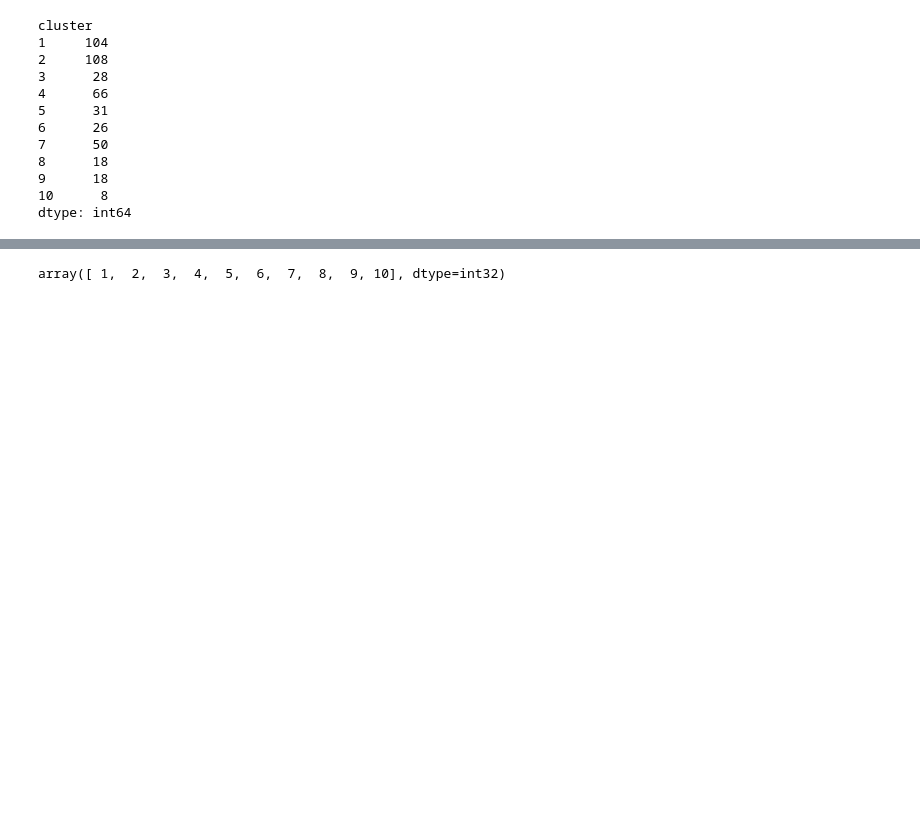
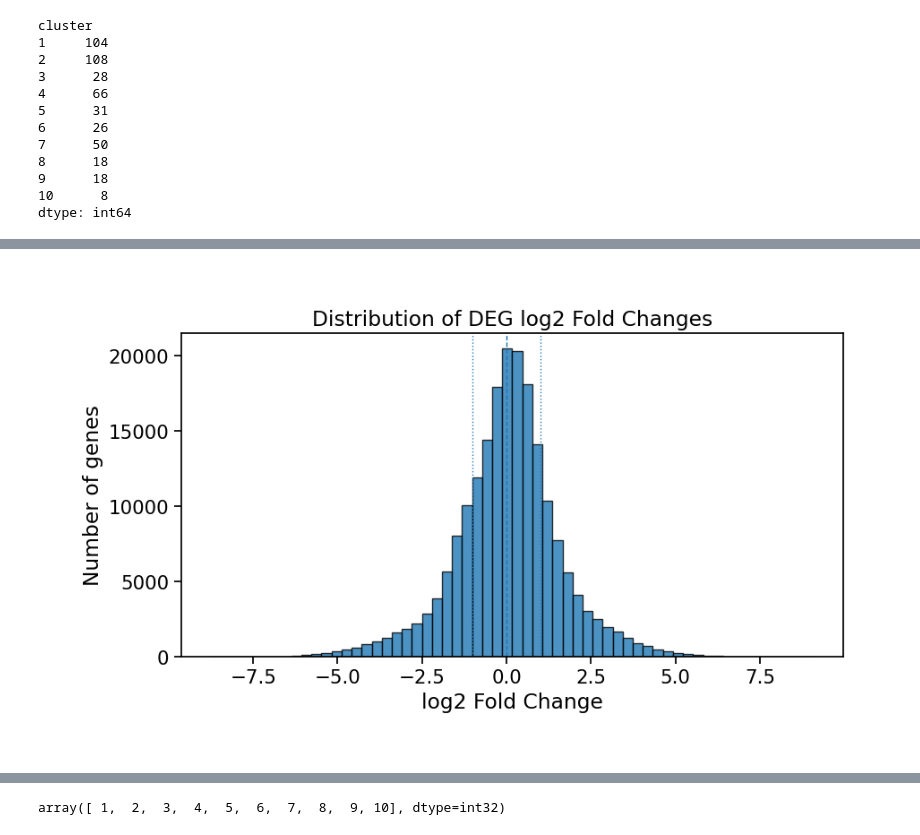
Before and after one commit to flalix/perturb_agent, a Jupyter notebook: notebooks/mtp_TCGA_53_PSI_all_PAADs_Expression.ipynb, the cells around one changed output, grey strips where cells are left out. Cells and saved outputs as stored; diff of their text form; code cells hidden in the pictures; blank space fills up the shorter version.

```diff
--- a/notebooks/mtp_TCGA_53_PSI_all_PAADs_Expression.ipynb
+++ b/notebooks/mtp_TCGA_53_PSI_all_PAADs_Expression.ipynb
@@ -532,0 +543,18 @@ dfall.head(3)
+# %%
+import matplotlib.pyplot as plt
+
+lfc = pd.to_numeric(dfall["lfc"], errors="coerce").dropna()
+
+plt.figure(figsize=(9, 5))
+plt.hist(lfc, bins=60, edgecolor="black", alpha=0.8)
+plt.axvline(0, linestyle="--", linewidth=1)
+plt.axvline(-1, linestyle=":", linewidth=1)
+plt.axvline(1, linestyle=":", linewidth=1)
+
+plt.xlabel("log2 Fold Change")
+plt.ylabel("Number of genes")
+plt.title("Distribution of DEG log2 Fold Changes")
+plt.tight_layout()
+plt.show()
+# %% [output]
+[figure, added]
```
Also changed, not shown: parts of 11 cells of this notebook.
